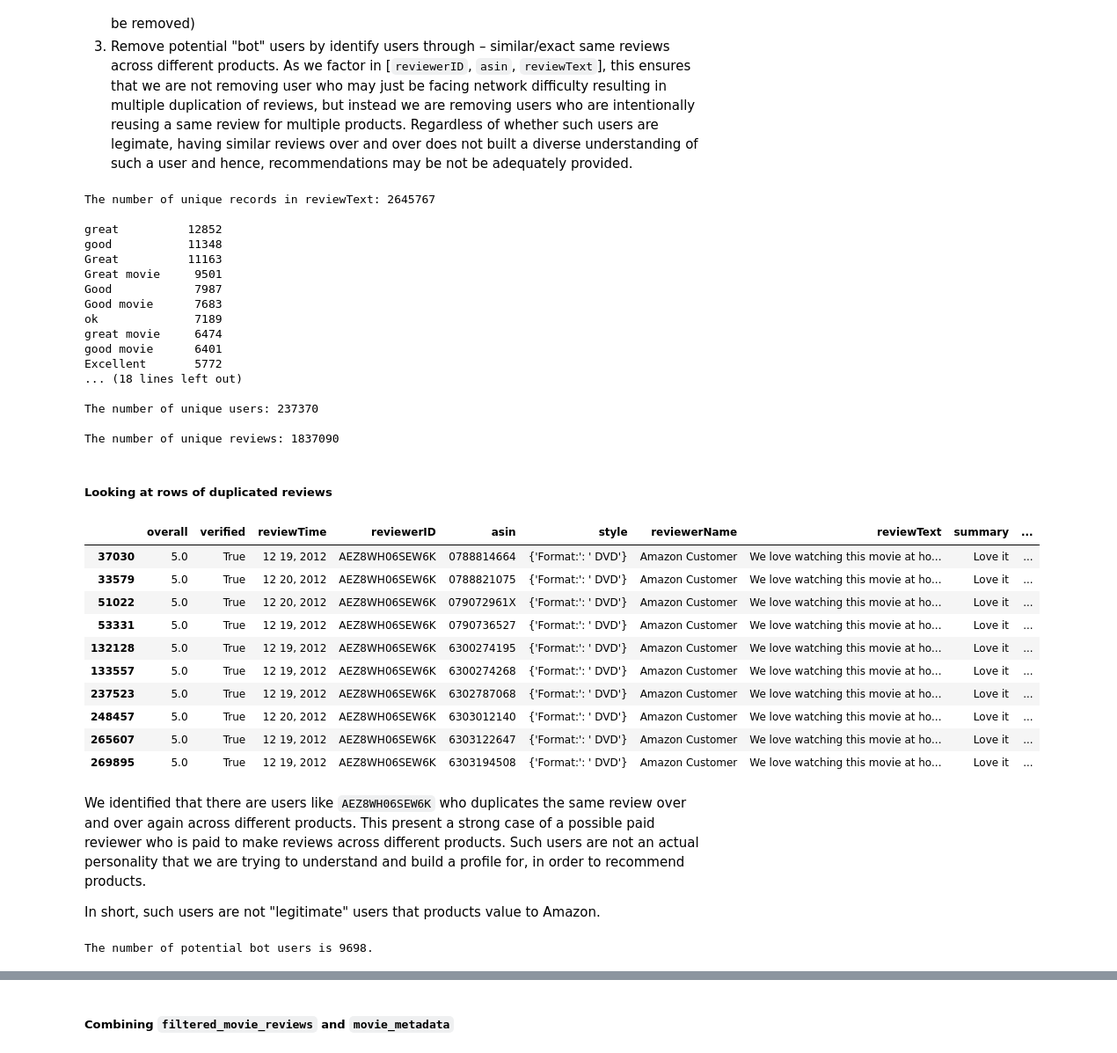
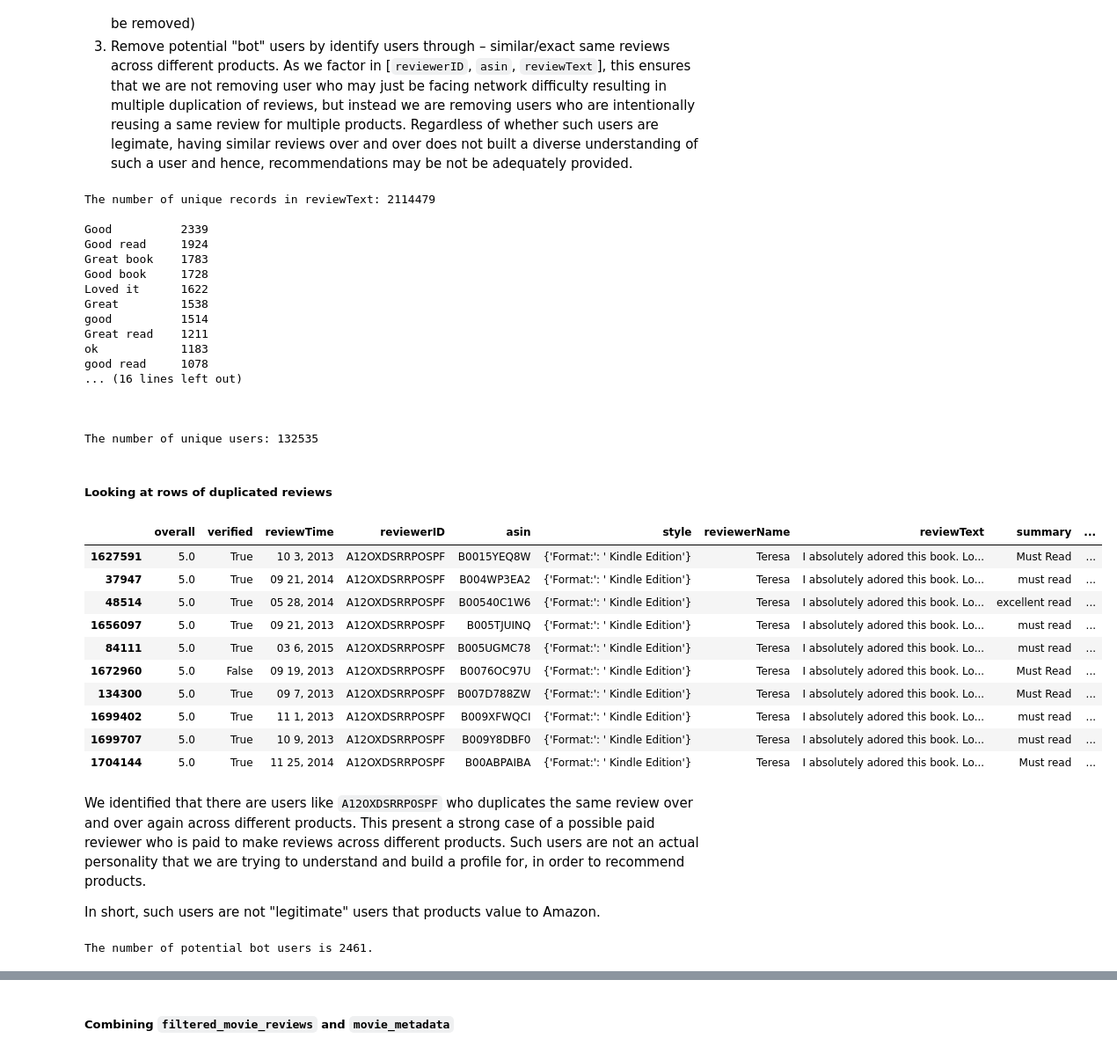
Before and after one commit to wtlow003/recommendation-systems, a Jupyter notebook: projects/product-reviews-recommender/notebooks/01-lwt-initial-exploratory-data-analysis.ipynb, the cells around one changed output, grey strips where cells are left out. Shown: that part at 88% size. Cells and saved outputs as stored; diff of their text form; code cells hidden in the pictures.

```diff
--- a/projects/product-reviews-recommender/notebooks/01-lwt-initial-exploratory-data-analysis.ipynb
+++ b/projects/product-reviews-recommender/notebooks/01-lwt-initial-exploratory-data-analysis.ipynb
@@ -28,9 +32,9 @@ def summary_statistics(df, cols=['reviewerID', 'reviewText', 'asin']):
 # %%
 %%time
 # load the reviews data
-movie_reviews = data.read_json('../data/raw/Movies_and_TV_5.json')
+prod_reviews = data.read_json('../data/raw/Automotive_5.json')
 
 # summary statistics
-summary_statistics(movie_reviews)
-movie_reviews.head()
+summary_statistics(prod_reviews)
+prod_reviews.head()
 # %% [output]
@@ -114,32 +213,30 @@ def filter_min_length(df, target_col, threshold=100):
     return filtered_df
 # %%
 # Aggregating reviews count -> spotting exact same repeated reviews
-uniq_reviews_agg = retrieve_nuniques(movie_reviews, 'reviewText')
-filtered_movie_reviews = filter_min_length(movie_reviews, 'reviewText', threshold=100)
-
-uniq_filt_reviews_agg = retrieve_nuniques(filtered_movie_reviews, 'reviewText')
+uniq_reviews_agg = retrieve_nuniques(prod_reviews, 'reviewText')
+filtered_prod_reviews = filter_min_length(prod_reviews, 'reviewText', threshold=100)
+uniq_filt_reviews_agg = retrieve_nuniques(filtered_prod_reviews, 'reviewText')
 
 # summary statistics
-print(f"\nThe number of unique users: {filtered_movie_reviews['reviewerID'].nunique()}")
-print(f"\nThe number of unique reviews: {filtered_movie_reviews['reviewText'].nunique()}")
+print(f"\nThe number of unique users: {filtered_prod_reviews['reviewerID'].nunique()}")
 # %% [output]
-The number of unique records in reviewText: 2645767
+The number of unique records in reviewText: 2114479
 
-great          12852
-good           11348
-Great          11163
-Great movie     9501
-Good            7987
-Good movie      7683
-ok              7189
-great movie     6474
-good movie      6401
-Excellent       5772
-... (18 lines left out)
+Good          2339
+Good read     1924
+Great book    1783
+Good book     1728
+Loved it      1622
+Great         1538
+good          1514
+Great read    1211
+ok            1183
+good read     1078
+... (16 lines left out)
 
-The number of unique users: 237370
 
-The number of unique reviews: 1837090
+
+The number of unique users: 132535
 # %% [markdown]
 ##### Looking at rows of duplicated reviews
 # %%
@@ -151,27 +248,27 @@ def inspect_duplicates(df, target_col, value, sort_by='asin'):
     """
 
     dup_values = df[df[target_col] == value]
-    return dup_values.sort_values(by=[sort_by]).head(10)
+    return dup_values.sort_values(by=[sort_by])
 # %%
 # checking rows that have the exact same reviews
-review = "We love watching this movie at home. It never gets old and I can't wait to watch it over and over again."
-dup_review_samp = inspect_duplicates(filtered_movie_reviews, 'reviewText', review)
+review = "I absolutely adored this book. Loved the characters and the build up to their relationship especially, and the delicious dynamics at work between them all."
+dup_review_samp = inspect_duplicates(filtered_prod_reviews, 'reviewText', review)
 
 dup_review_samp.head(10)
 # %% [output]
 |  | overall | verified | reviewTime | reviewerID | asin | style | reviewerName | reviewText | summary | ... |
-| 37030 | 5.0 | True | 12 19, 2012 | AEZ8WH06SEW6K | 0788814664 | {'Format:': ' DVD'} | Amazon Customer | We love watching this movie at ho... | Love it | ... |
-| 33579 | 5.0 | True | 12 20, 2012 | AEZ8WH06SEW6K | 0788821075 | {'Format:': ' DVD'} | Amazon Customer | We love watching this movie at ho... | Love it | ... |
-| 51022 | 5.0 | True | 12 20, 2012 | AEZ8WH06SEW6K | 079072961X | {'Format:': ' DVD'} | Amazon Customer | We love watching this movie at ho... | Love it | ... |
-| 53331 | 5.0 | True | 12 19, 2012 | AEZ8WH06SEW6K | 0790736527 | {'Format:': ' DVD'} | Amazon Customer | We love watching this movie at ho... | Love it | ... |
-| 132128 | 5.0 | True | 12 19, 2012 | AEZ8WH06SEW6K | 6300274195 | {'Format:': ' DVD'} | Amazon Customer | We love watching this movie at ho... | Love it | ... |
-| 133557 | 5.0 | True | 12 19, 2012 | AEZ8WH06SEW6K | 6300274268 | {'Format:': ' DVD'} | Amazon Customer | We love watching this movie at ho... | Love it | ... |
-| 237523 | 5.0 | True | 12 19, 2012 | AEZ8WH06SEW6K | 6302787068 | {'Format:': ' DVD'} | Amazon Customer | We love watching this movie at ho... | Love it | ... |
-| 248457 | 5.0 | True | 12 20, 2012 | AEZ8WH06SEW6K | 6303012140 | {'Format:': ' DVD'} | Amazon Customer | We love watching this movie at ho... | Love it | ... |
-| 265607 | 5.0 | True | 12 19, 2012 | AEZ8WH06SEW6K | 6303122647 | {'Format:': ' DVD'} | Amazon Customer | We love watching this movie at ho... | Love it | ... |
-| 269895 | 5.0 | True | 12 19, 2012 | AEZ8WH06SEW6K | 6303194508 | {'Format:': ' DVD'} | Amazon Customer | We love watching this movie at ho... | Love it | ... |
+| 1627591 | 5.0 | True | 10 3, 2013 | A12OXDSRRPOSPF | B0015YEQ8W | {'Format:': ' Kindle Edition'} | Teresa | I absolutely adored this book. Lo... | Must Read | ... |
+| 37947 | 5.0 | True | 09 21, 2014 | A12OXDSRRPOSPF | B004WP3EA2 | {'Format:': ' Kindle Edition'} | Teresa | I absolutely adored this book. Lo... | must read | ... |
+| 48514 | 5.0 | True | 05 28, 2014 | A12OXDSRRPOSPF | B00540C1W6 | {'Format:': ' Kindle Edition'} | Teresa | I absolutely adored this book. Lo... | excellent read | ... |
+| 1656097 | 5.0 | True | 09 21, 2013 | A12OXDSRRPOSPF | B005TJUINQ | {'Format:': ' Kindle Edition'} | Teresa | I absolutely adored this book. Lo... | must read | ... |
+| 84111 | 5.0 | True | 03 6, 2015 | A12OXDSRRPOSPF | B005UGMC78 | {'Format:': ' Kindle Edition'} | Teresa | I absolutely adored this book. Lo... | must read | ... |
+| 1672960 | 5.0 | False | 09 19, 2013 | A12OXDSRRPOSPF | B0076OC97U | {'Format:': ' Kindle Edition'} | Teresa | I absolutely adored this book. Lo... | Must Read | ... |
+| 134300 | 5.0 | True | 09 7, 2013 | A12OXDSRRPOSPF | B007D788ZW | {'Format:': ' Kindle Edition'} | Teresa | I absolutely adored this book. Lo... | Must Read | ... |
+| 1699402 | 5.0 | True | 11 1, 2013 | A12OXDSRRPOSPF | B009XFWQCI | {'Format:': ' Kindle Edition'} | Teresa | I absolutely adored this book. Lo... | must read | ... |
+| 1699707 | 5.0 | True | 10 9, 2013 | A12OXDSRRPOSPF | B009Y8DBF0 | {'Format:': ' Kindle Edition'} | Teresa | I absolutely adored this book. Lo... | must read | ... |
+| 1704144 | 5.0 | True | 11 25, 2014 | A12OXDSRRPOSPF | B00ABPAIBA | {'Format:': ' Kindle Edition'} | Teresa | I absolutely adored this book. Lo... | Must read | ... |
 # %% [markdown]
-We identified that there are users like `AEZ8WH06SEW6K` who duplicates the same review over and over again across different products. This present a strong case of a possible paid reviewer who is paid to make reviews across different products. Such users are not an actual personality that we are trying to understand and build a profile for, in order to recommend products.
+We identified that there are users like `A12OXDSRRPOSPF` who duplicates the same review over and over again across different products. This present a strong case of a possible paid reviewer who is paid to make reviews across different products. Such users are not an actual personality that we are trying to understand and build a profile for, in order to recommend products.
 
 In short, such users are not "legitimate" users that products value to Amazon.
 # %%
@@ -196,11 +293,11 @@ def retrieve_potential_bot_users(df, group, agg_col, agg_by='count', threshold=3
 
     return potential_bot_users_by_count['reviewerID'].unique().tolist()
 # %%
-potential_bot_users = retrieve_potential_bot_users(filtered_movie_reviews, ['reviewerID', 'reviewText'], 'asin')
+potential_bot_users = retrieve_potential_bot_users(filtered_prod_reviews, ['reviewerID', 'reviewText'], 'asin')
 
 # summary
 print(f"The number of potential bot users is {len(potential_bot_users)}.")
 # %% [output]
-The number of potential bot users is 9698.
+The number of potential bot users is 2461.
 # %%
 # using the potential bot users list, we can filter out all reviews by them
```
Also changed, not shown: parts of 24 cells of this notebook, 2 other files.
